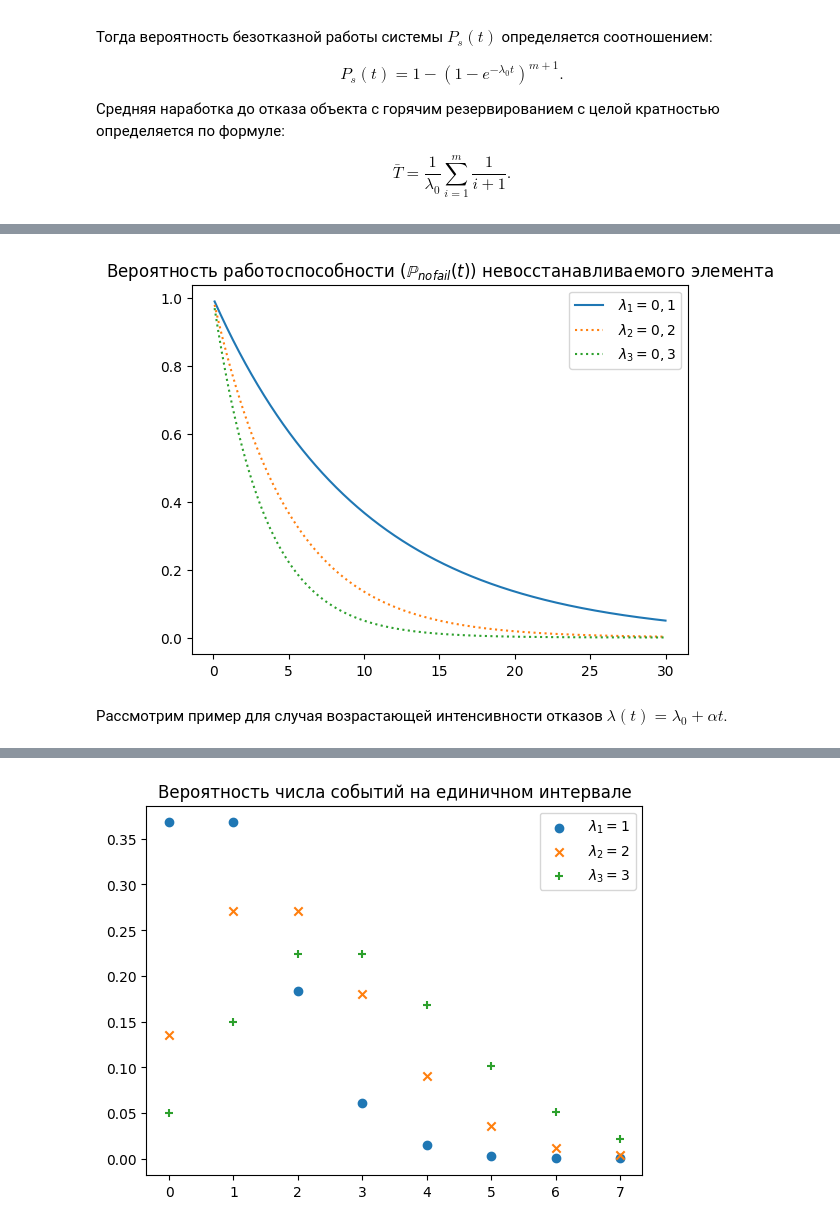
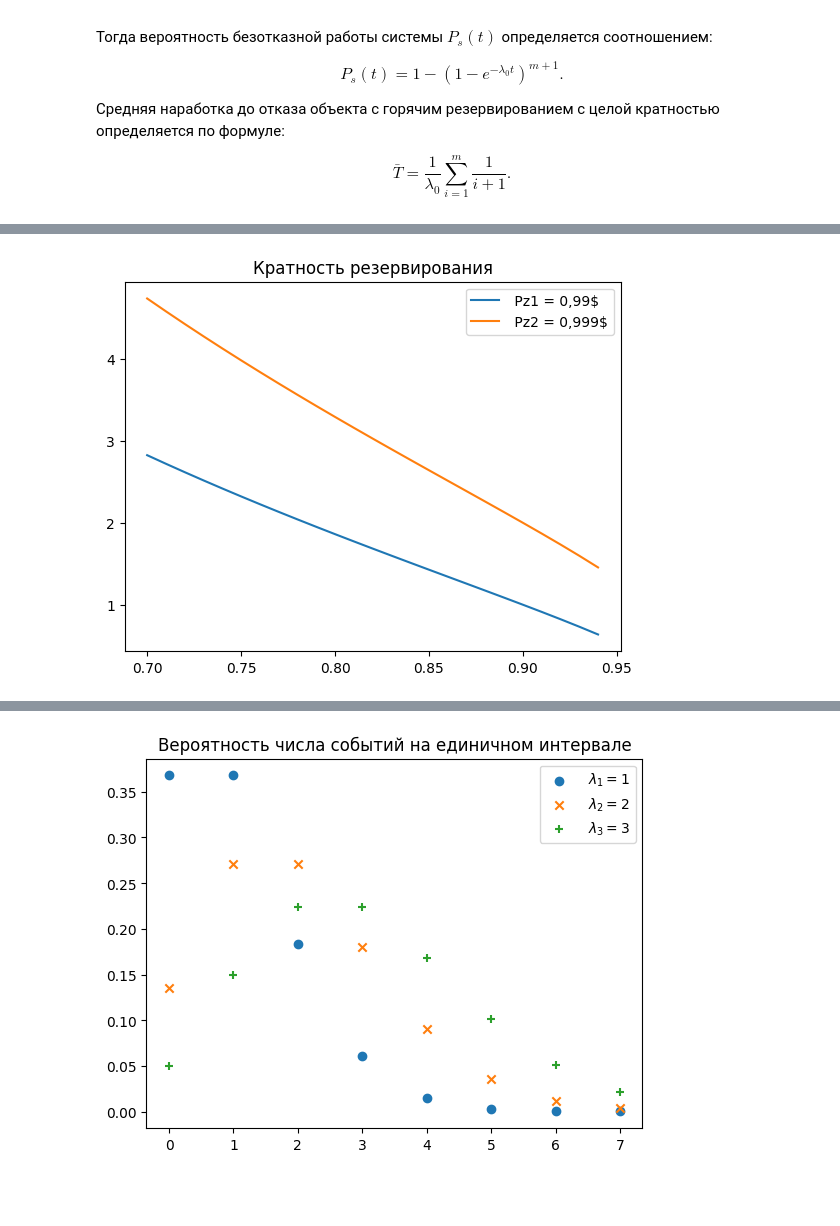
Before and after one commit to SergeyS1954/LW_TR, a Jupyter notebook: LW3.ipynb, the cells around one changed output, grey strips where cells are left out. Cells and saved outputs as stored; diff of their text form; code cells hidden in the pictures; blank space fills up the shorter version.

```diff
--- a/LW3.ipynb
+++ b/LW3.ipynb
@@ -67,19 +77,16 @@ $$
 # %%
 import matplotlib.pyplot as plt
 import numpy as np
 from scipy import stats
-lam = 0.1
-x = np.arange (0.1, 30.0, 0.01)
-y1 = np.exp(-lam*x)
-y2 = np.exp(-2*lam*x)
-y3 = np.exp(-3*lam*x)
-plt.plot(x,y1, label = r" $\lambda_1 = 0,1$")
-plt.plot(x,y2, linestyle = ':', label = r" $\lambda_2 = 0,2$")
-plt.plot(x,y3, linestyle = ':', label = r" $\lambda_3 = 0,3$")
+Pz1 = 0.99
+Pz2 = 0.999
+p0 = np.arange (0.7, 0.95, 0.01)
+y1 = (np.log(1-Pz1))/(np.log(1-p0)) -1
+y2 = (np.log(1-Pz2))/(np.log(1-p0)) -1
+plt.plot(p0,y1, label = " Pz1 = 0,99$")
+plt.plot(p0,y2, label = " Pz2 = 0,999$")
 plt.legend()
-plt.title('Вероятность работоспособности ($\mathbb{P}_{nofail}(t)$) невосстанавливаемого элемента')
+plt.title('Кратность резервирования')
 plt.show()
 # %% [output]
-[figure, old version]
+[figure, new version]
-# %% [markdown]
-Рассмотрим пример для  случая возрастающей интенсивности отказов $\lambda(t) = \lambda_0 + \alpha t$.
```
Also changed, not shown: parts of 11 cells of this notebook.
